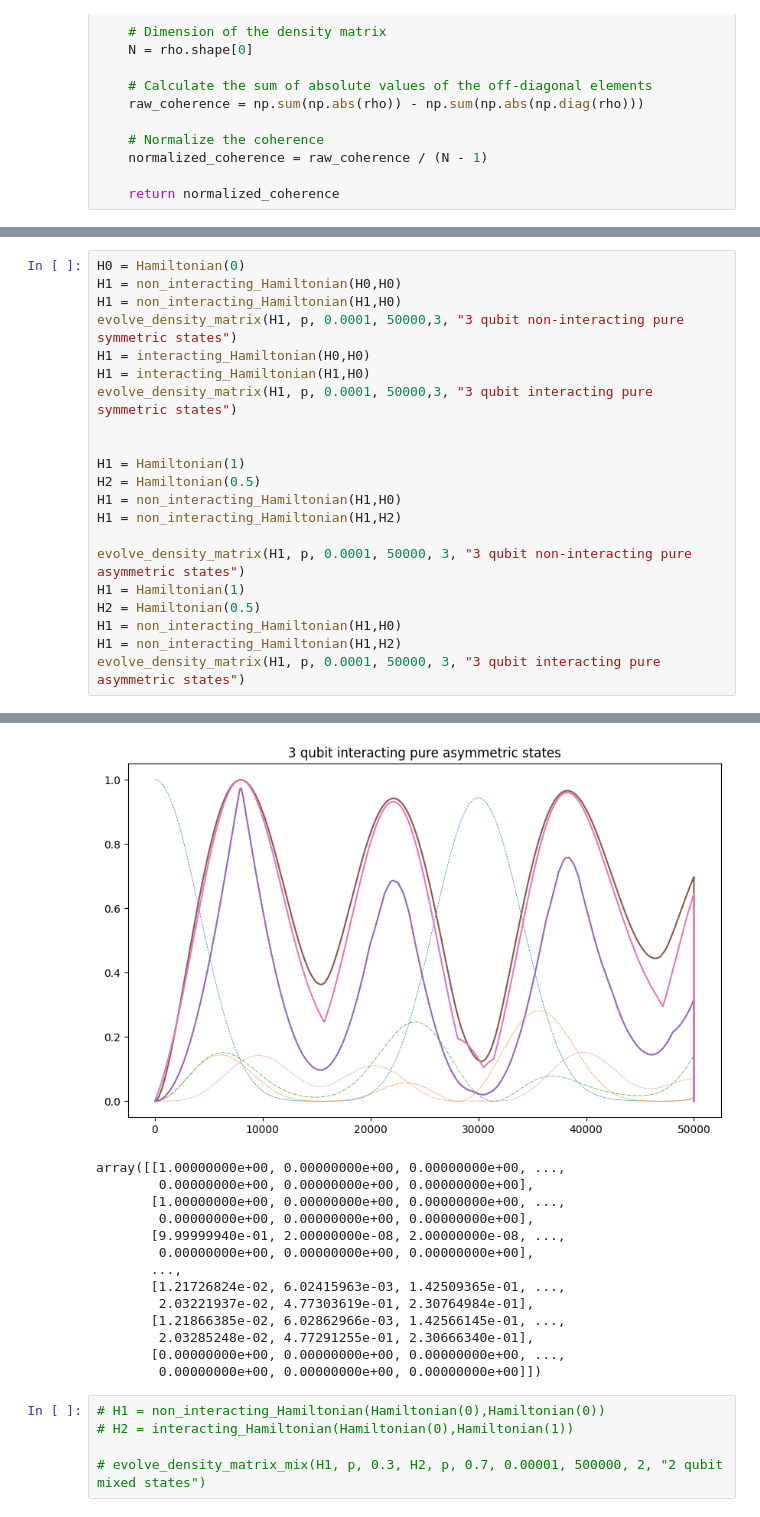
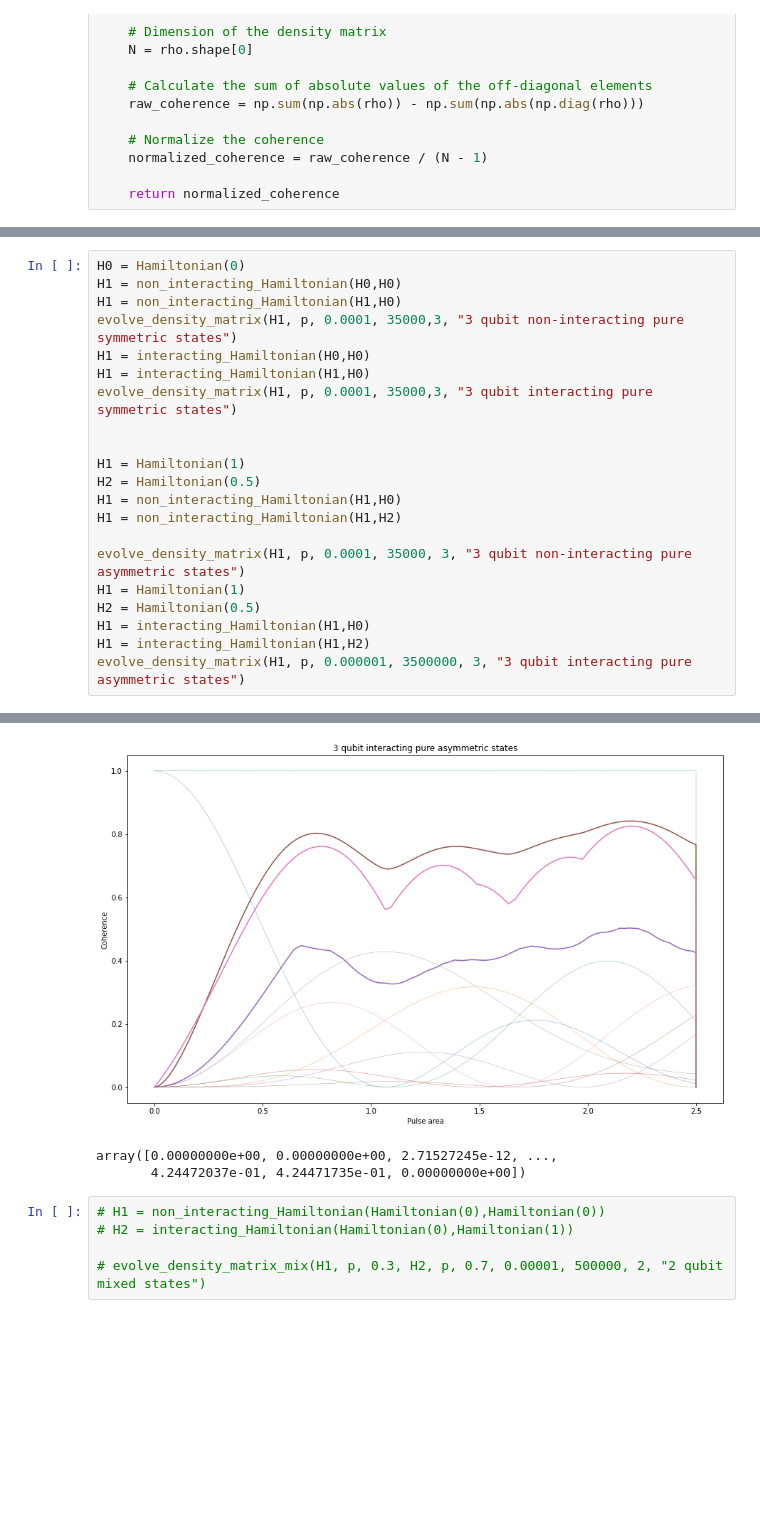
Before and after one commit to Shivangp4/Quantum-Coherence, a Jupyter notebook: Coherence.ipynb, the cells around one changed output, grey strips where cells are left out. Cells and saved outputs as stored; diff of their text form; blank space fills up the shorter version.

```diff
--- a/Coherence.ipynb
+++ b/Coherence.ipynb
@@ -317,10 +414,10 @@ array([0.00000000e+00, 0.00000000e+00, 4.99999998e-08, ...,
 H0 = Hamiltonian(0)
 H1 = non_interacting_Hamiltonian(H0,H0)
 H1 = non_interacting_Hamiltonian(H1,H0)
-evolve_density_matrix(H1, p, 0.0001, 50000,3, "3 qubit non-interacting pure symmetric states")
+evolve_density_matrix(H1, p, 0.0001, 35000,3, "3 qubit non-interacting pure symmetric states")
 H1 = interacting_Hamiltonian(H0,H0)
 H1 = interacting_Hamiltonian(H1,H0)
-evolve_density_matrix(H1, p, 0.0001, 50000,3, "3 qubit interacting pure symmetric states")
+evolve_density_matrix(H1, p, 0.0001, 35000,3, "3 qubit interacting pure symmetric states")
 
 
 H1 = Hamiltonian(1)
@@ -328,10 +425,10 @@ H2 = Hamiltonian(0.5)
 H1 = non_interacting_Hamiltonian(H1,H0)
 H1 = non_interacting_Hamiltonian(H1,H2)
 
-evolve_density_matrix(H1, p, 0.0001, 50000, 3, "3 qubit non-interacting pure asymmetric states")
+evolve_density_matrix(H1, p, 0.0001, 35000, 3, "3 qubit non-interacting pure asymmetric states")
 H1 = Hamiltonian(1)
 H2 = Hamiltonian(0.5)
-H1 = non_interacting_Hamiltonian(H1,H0)
-H1 = non_interacting_Hamiltonian(H1,H2)
-evolve_density_matrix(H1, p, 0.0001, 50000, 3, "3 qubit interacting pure asymmetric states")
+H1 = interacting_Hamiltonian(H1,H0)
+H1 = interacting_Hamiltonian(H1,H2)
+evolve_density_matrix(H1, p, 0.000001, 3500000, 3, "3 qubit interacting pure asymmetric states")
 # %% [output]
@@ -341,17 +438,6 @@ evolve_density_matrix(H1, p, 0.0001, 50000, 3, "3 qubit interacting pure asymmet
-[figure, old version]
+[figure, new version]
-array([[1.00000000e+00, 0.00000000e+00, 0.00000000e+00, ...,
-        0.00000000e+00, 0.00000000e+00, 0.00000000e+00],
-       [1.00000000e+00, 0.00000000e+00, 0.00000000e+00, ...,
-        0.00000000e+00, 0.00000000e+00, 0.00000000e+00],
-       [9.99999940e-01, 2.00000000e-08, 2.00000000e-08, ...,
-        0.00000000e+00, 0.00000000e+00, 0.00000000e+00],
-       ...,
-       [1.21726824e-02, 6.02415963e-03, 1.42509365e-01, ...,
-        2.03221937e-02, 4.77303619e-01, 2.30764984e-01],
-       [1.21866385e-02, 6.02862966e-03, 1.42566145e-01, ...,
-        2.03285248e-02, 4.77291255e-01, 2.30666340e-01],
-       [0.00000000e+00, 0.00000000e+00, 0.00000000e+00, ...,
-        0.00000000e+00, 0.00000000e+00, 0.00000000e+00]])
+array([0.00000000e+00, 0.00000000e+00, 2.71527245e-12, ...,
+       4.24472037e-01, 4.24471735e-01, 0.00000000e+00])
 # %%
 # H1 = non_interacting_Hamiltonian(Hamiltonian(0),Hamiltonian(0))
 # H2 = interacting_Hamiltonian(Hamiltonian(0),Hamiltonian(1))
```
Also changed, not shown: parts of 6 cells of this notebook.
